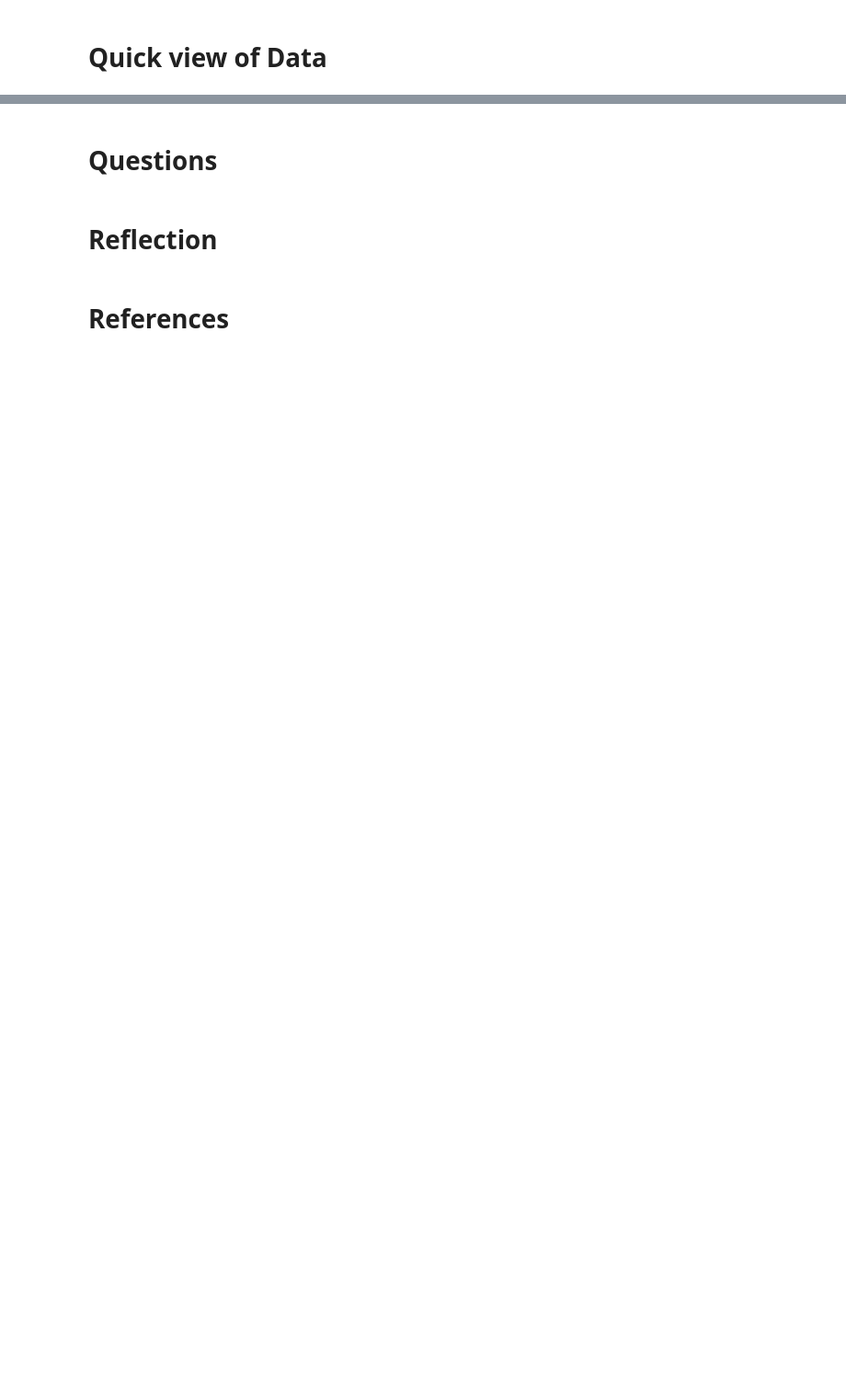
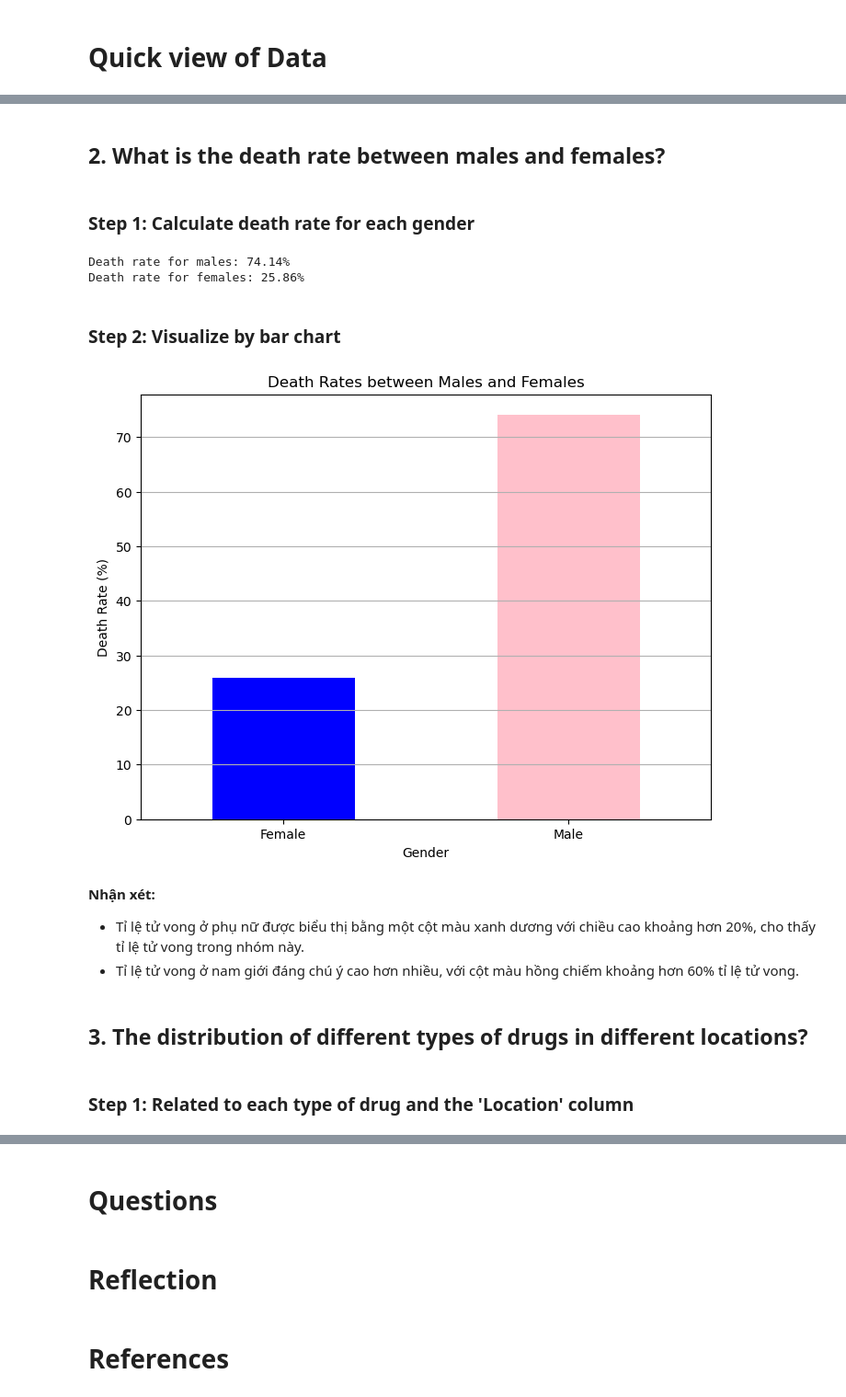
Before and after one commit to Lumine11/-Programming4DS---FinalProject, a Jupyter notebook: FinalProject.ipynb, the cells around one changed output, grey strips where cells are left out. Shown: that part at 92% size. Saved outputs shown, nothing was run; the diff lists cells and outputs as text; code cells hidden in the pictures; blank space fills up the shorter version.

```diff
--- a/FinalProject.ipynb
+++ b/FinalProject.ipynb
@@ -570,0 +634,42 @@ Name: count, dtype: int64
+# %% [markdown]
+## 2. What is the death rate between males and females?
+# %% [markdown]
+### Step 1: Calculate death rate for each gender
+# %%
+# Sao lưu một bản sao của DataFrame gốc
+df_copy = DrugDeath_df.copy()
+
+# Lọc các hàng có thông tin giới tính hợp lệ và chi tiết về nguyên nhân tử vong không thiếu
+filtered_df = df_copy[(df_copy['Sex'].isin(['Male', 'Female'])) & (df_copy['Details Cause'].notna())]
+
+# Tính tỷ lệ tử vong cho mỗi giới tính
+death_rate_by_gender = filtered_df.groupby('Sex')['Details Cause'].count() / len(filtered_df) * 100
+
+# In tỷ lệ tử vong cho nam và nữ
+print(f"Death rate for males: {death_rate_by_gender['Male']:.2f}%")
+print(f"Death rate for females: {death_rate_by_gender['Female']:.2f}%")
+# %% [output]
+Death rate for males: 74.14%
+Death rate for females: 25.86%
+# %% [markdown]
+### Step 2: Visualize by bar chart
+# %%
+# Vẽ biểu đồ tỷ lệ tử vong
+plt.figure(figsize=(8, 6))
+death_rate_by_gender.plot(kind='bar', color=['blue', 'pink'])
+plt.title('Death Rates between Males and Females')
+plt.xlabel('Gender')
+plt.ylabel('Death Rate (%)')
+plt.xticks(rotation=0)
+plt.grid(axis='y')
+plt.show()
+# %% [output]
+[figure, added]
+# %% [markdown]
+**Nhận xét:**
+- Tỉ lệ tử vong ở phụ nữ được biểu thị bằng một cột màu xanh dương với chiều cao khoảng hơn 20%, cho thấy tỉ lệ tử vong trong nhóm này.
+- Tỉ lệ tử vong ở nam giới đáng chú ý cao hơn nhiều, với cột màu hồng chiếm khoảng hơn 60% tỉ lệ tử vong.
+# %% [markdown]
+## 3. The distribution of different types of drugs in different locations?
+# %% [markdown]
+### Step 1: Related to each type of drug and the 'Location' column
```
Also changed, not shown: parts of 31 cells of this notebook.
